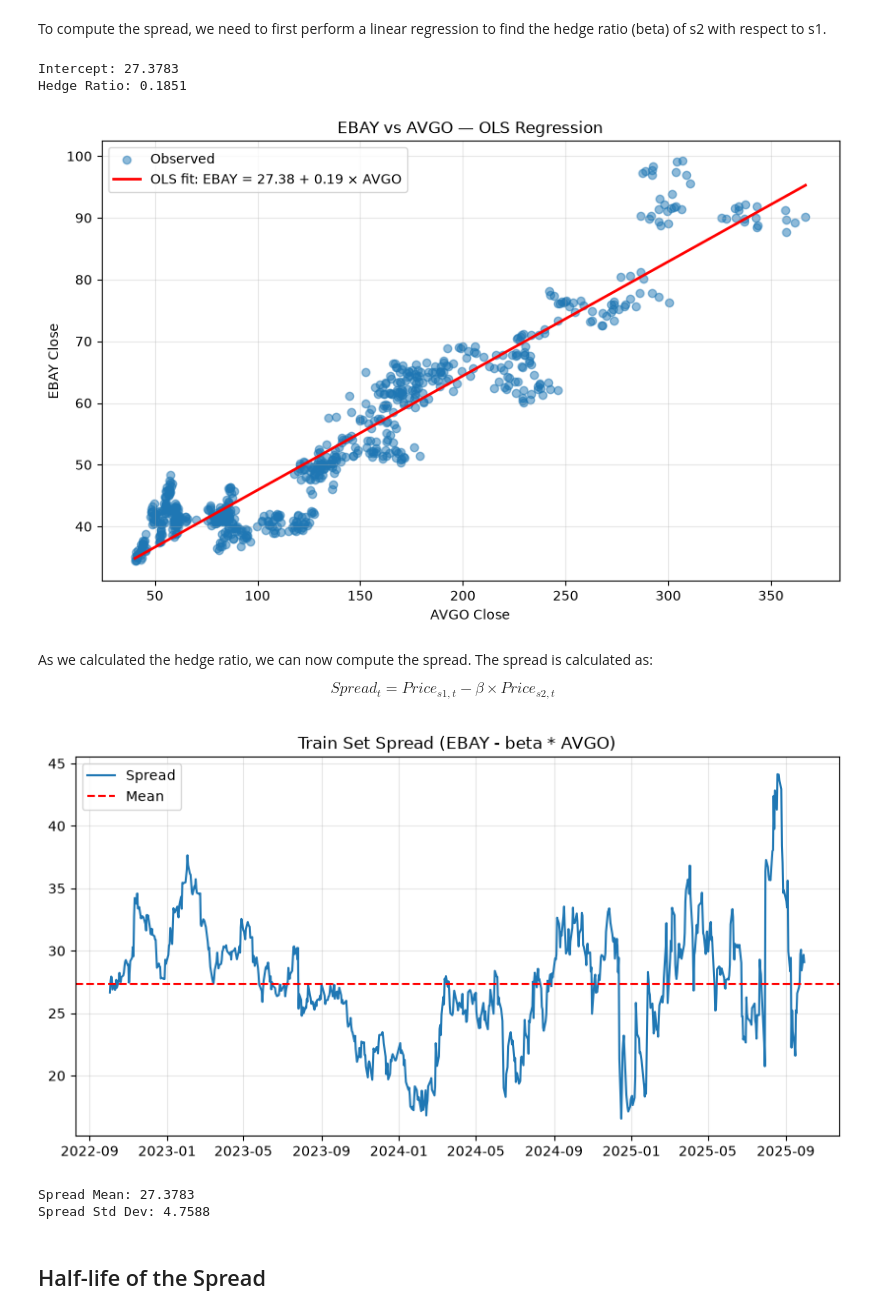
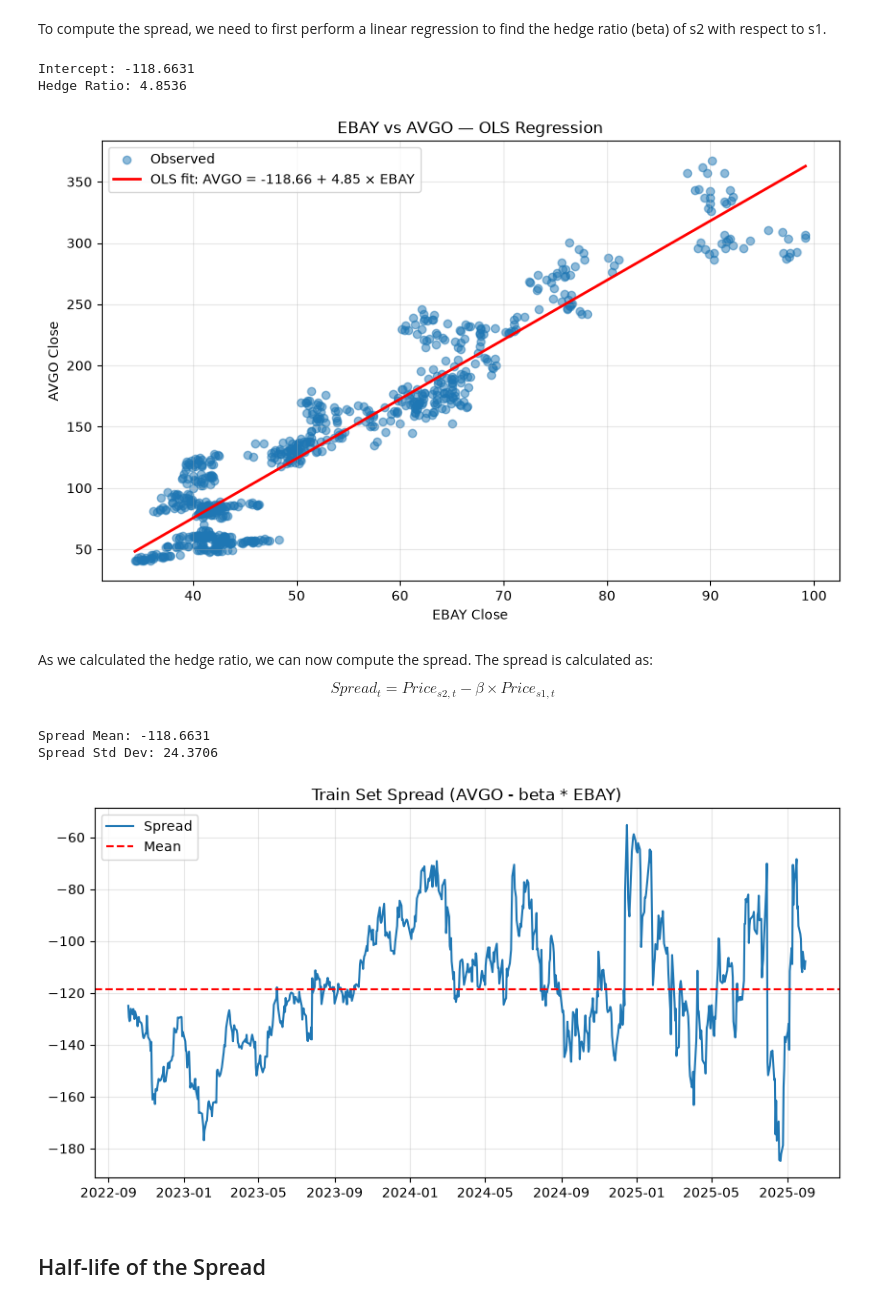
Before and after one commit to 01Joseph-Hwang10/quantitative-trading-exercise, a Jupyter notebook: notebooks/mean_reversion_strategy.ipynb, the cells around one changed output. Saved outputs shown, nothing was run; the diff lists cells and outputs as text; code cells hidden in the pictures.

```diff
--- a/notebooks/mean_reversion_strategy.ipynb
+++ b/notebooks/mean_reversion_strategy.ipynb
@@ -123,8 +116,8 @@ s2_test = s2.loc[TEST_RANGE]
 # %% [markdown]
 To compute the spread, we need to first perform a linear regression to find the hedge ratio (beta) of s2 with respect to s1.
 # %%
-X = sm.add_constant(s2_train['Close'])
-y = s1_train['Close']
+X = sm.add_constant(s1[TRAIN_RANGE]['Close'])
+y = s2[TRAIN_RANGE]['Close']
 model = sm.OLS(y, X).fit()
 
 hedge_ratio = model.params['Close']
@@ -133,8 +126,8 @@ intercept = model.params['const']
 print(f"Intercept: {intercept:.4f}")
 print(f"Hedge Ratio: {hedge_ratio:.4f}")
 # %% [output]
-Intercept: 27.3783
-Hedge Ratio: 0.1851
+Intercept: -118.6631
+Hedge Ratio: 4.8536
 # %%
 # Predicted MCD prices
 y_pred = model.predict(X)
@@ -142,53 +135,52 @@ y_pred = model.predict(X)
 # Plot
 plt.figure(figsize=(10, 6))
 
-plt.scatter(s2_train['Close'], s1_train['Close'], alpha=0.5, label='Observed')
+plt.scatter(s1[TRAIN_RANGE]['Close'], s2[TRAIN_RANGE]['Close'], alpha=0.5, label='Observed')
 
 # Sort X so regression line is drawn correctly
-sort_idx = np.argsort(s2_train['Close'])
+sort_idx = np.argsort(s1[TRAIN_RANGE]['Close'])
 plt.plot(
-    s2_train['Close'].iloc[sort_idx],
+    s1[TRAIN_RANGE]['Close'].iloc[sort_idx],
     y_pred.iloc[sort_idx],
     linewidth=2,
     color='red',
-    label=f'OLS fit: {PAIRS["s1"]} = {intercept:.2f} + {hedge_ratio:.2f} × {PAIRS["s2"]}'
+    label=f'OLS fit: {PAIRS["s2"]} = {intercept:.2f} + {hedge_ratio:.2f} × {PAIRS["s1"]}'
 )
 
-plt.xlabel(f'{PAIRS["s2"]} Close')
-plt.ylabel(f'{PAIRS["s1"]} Close')
+plt.xlabel(f'{PAIRS["s1"]} Close')
+plt.ylabel(f'{PAIRS["s2"]} Close')
 plt.title(f'{PAIRS["s1"]} vs {PAIRS["s2"]} — OLS Regression')
 plt.legend()
 plt.grid(True, alpha=0.3)
 plt.show()
 # %% [output]
-[figure, old version]
+[figure, new version]
 # %% [markdown]
 As we calculated the hedge ratio, we can now compute the spread. The spread is calculated as:
 
 $$
-Spread_t = Price_{s1,t} - \beta \times Price_{s2,t}
+Spread_t = Price_{s2,t} - \beta \times Price_{s1,t}
 $$
 # %%
-spread_train = s1_train['Close'] - hedge_ratio * s2_train['Close']
+spread = s2['Close'] - hedge_ratio * s1['Close']
+spread_mean = spread[TRAIN_RANGE].mean()
+spread_std = spread[TRAIN_RANGE].std()
+
+print(f"Spread Mean: {spread_mean:.4f}")
+print(f"Spread Std Dev: {spread_std:.4f}")
+# %% [output]
+Spread Mean: -118.6631
+Spread Std Dev: 24.3706
 # %%
 plt.figure(figsize=(10, 5))
-plt.plot(spread_train, label='Spread')
-plt.axhline(spread_train.mean(), color='red', linestyle='--', label='Mean')
-plt.title(f'Train Set Spread ({PAIRS["s1"]} - beta * {PAIRS["s2"]})')
+plt.plot(spread[TRAIN_RANGE], label='Spread')
+plt.axhline(spread_mean, color='red', linestyle='--', label='Mean')
+plt.title(f'Train Set Spread ({PAIRS["s2"]} - beta * {PAIRS["s1"]})')
 plt.legend()
 plt.grid(True, alpha=0.3)
 plt.show()
 # %% [output]
-[figure, old version]
+[figure, new version]
-# %%
-spread_mean = spread_train.mean()
-spread_std = spread_train.std(ddof=1)
-
-print(f"Spread Mean: {spread_mean:.4f}")
-print(f"Spread Std Dev: {spread_std:.4f}")
-# %% [output]
-Spread Mean: 27.3783
-Spread Std Dev: 4.7588
 # %% [markdown]
 ## Half-life of the Spread
 # %% [markdown]
```
Also changed, not shown: parts of 17 cells of this notebook, 5 other files.
